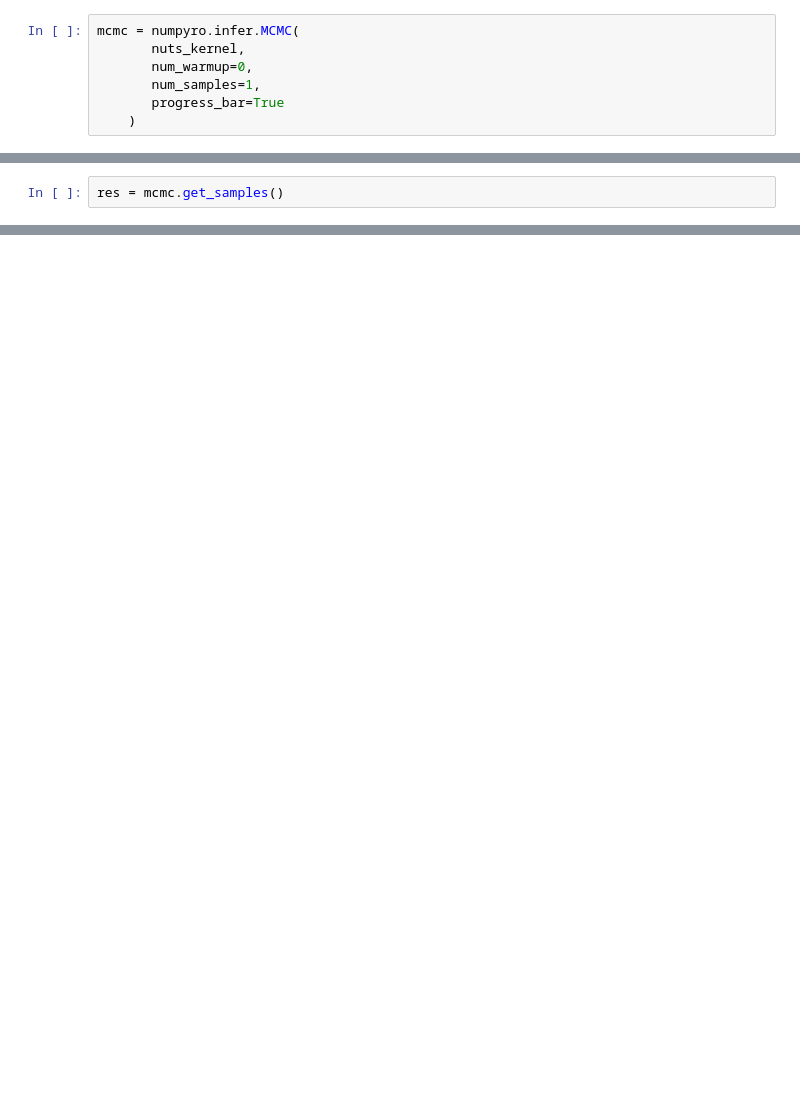
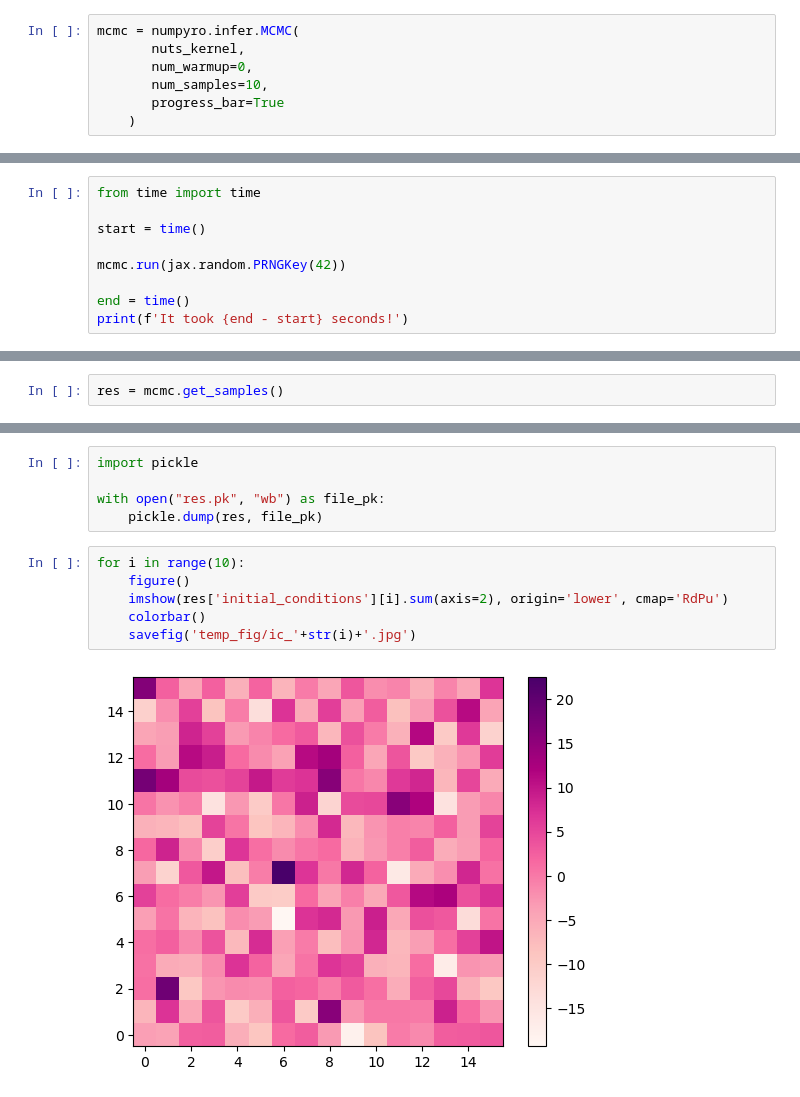
Before and after one commit to DifferentiableUniverseInitiative/Baryonator, a Jupyter notebook: notebooks/TestSampling.ipynb, the cells around one changed output, grey strips where cells are left out. Cells and saved outputs as stored; diff of their text form; blank space fills up the shorter version.

```diff
--- a/notebooks/TestSampling.ipynb
+++ b/notebooks/TestSampling.ipynb
@@ -376,6 +380,6 @@ nuts_kernel = numpyro.infer.NUTS(
 mcmc = numpyro.infer.MCMC(
        nuts_kernel,
        num_warmup=0,
-       num_samples=1,
+       num_samples=10,
        progress_bar=True
     )
@@ -387,0 +386,9 @@ mcmc.run(jax.random.PRNGKey(42))
+# %%
+from time import time
+
+start = time()
+
+mcmc.run(jax.random.PRNGKey(42))
+
+end = time()
+print(f'It took {end - start} seconds!')
@@ -409,0 +419,13 @@ print(res)
+# %%
+import pickle
+
+with open("res.pk", "wb") as file_pk:
+    pickle.dump(res, file_pk)
+# %%
+for i in range(10):
+    figure()
+    imshow(res['initial_conditions'][i].sum(axis=2), origin='lower', cmap='RdPu')
+    colorbar()
+    savefig('temp_fig/ic_'+str(i)+'.jpg')
+# %% [output]
+[figure, added]
```
Also changed, not shown: parts of 10 cells of this notebook.
